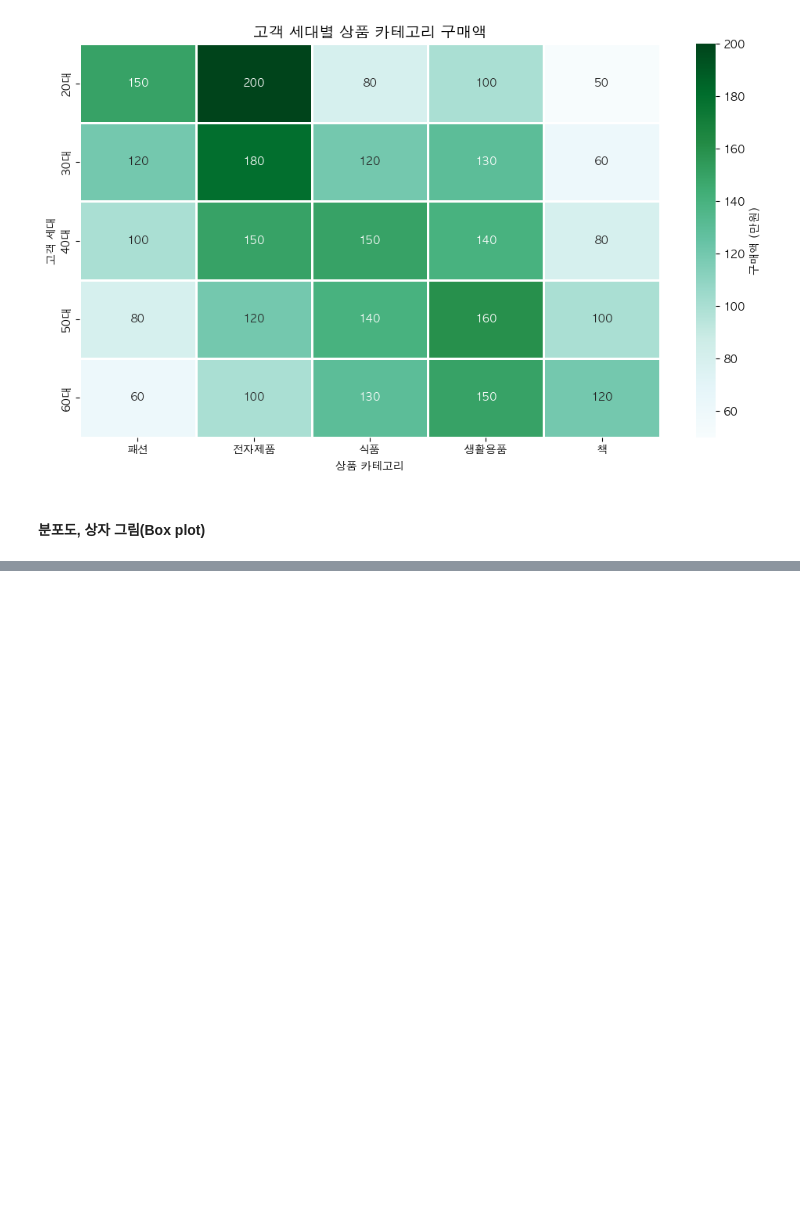
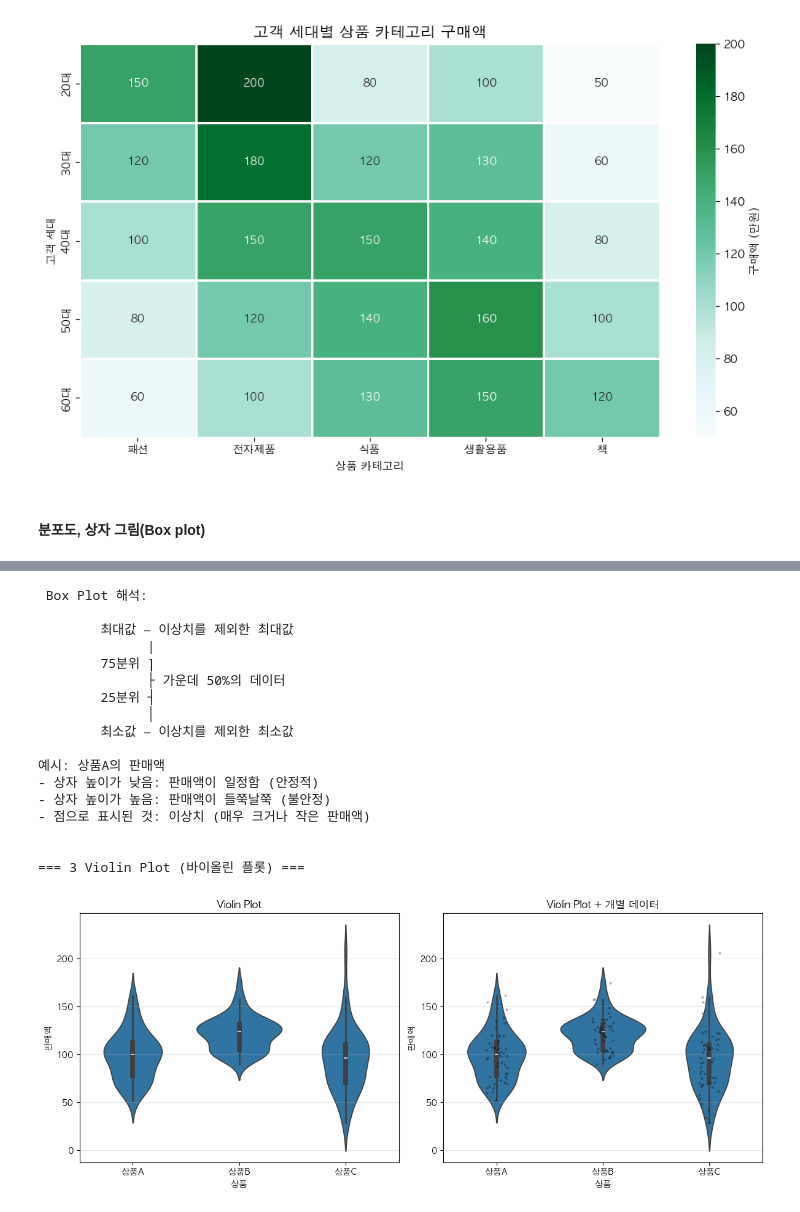
Before and after one commit to bobcho83/python_intermediate_learning, a Jupyter notebook: python_intermediate_learning.ipynb, the cells around one changed output, grey strips where cells are left out. Cells and saved outputs as stored; diff of their text form; code cells hidden in the pictures; blank space fills up the shorter version.

```diff
--- a/python_intermediate_learning.ipynb
+++ b/python_intermediate_learning.ipynb
@@ -396,0 +473,61 @@ import seaborn as sns
+# %%
+# Box Plot 해석
+print("\n Box Plot 해석:")
+print("""
+        최대값 ⎯ 이상치를 제외한 최대값
+              |
+        75분위 ⎤
+              ├ 가운데 50%의 데이터
+        25분위 ┤
+              │
+        최소값 ⎯ 이상치를 제외한 최소값
+
+예시: 상품A의 판매액
+- 상자 높이가 낮음: 판매액이 일정함 (안정적)
+- 상자 높이가 높음: 판매액이 들쭉날쭉 (불안정)
+- 점으로 표시된 것: 이상치 (매우 크거나 작은 판매액)
+""")
+
+# 3 Violin Plot (바이올인 플롯) - Box Plot 개선
+print("\n=== 3 Violin Plot (바이올린 플롯) ===")
+
+# DataFrame 준비
+plot_data = pd.DataFrame({
+    '판매액': np.concatenate([product_a_sales, product_b_sales, product_c_sales]),
+    '상품': ['상품A']*50 + ['상품B']*50 + ['상품C']*50
+})
+
+fig, axes = plt.subplots(1, 2, figsize=(12, 5))
+
+# 기본 Violin Plot
+sns.violinplot(data=plot_data, x='상품', y='판매액', ax=axes[0])
+axes[0].set_title('Violin Plot')
+axes[0].grid(True, alpha=0.3, axis='y')
+
+# Box Plot과 데이터점을 함께 표시
+sns.violinplot(data=plot_data, x='상품', y='판매액', ax=axes[1], inner='box')
+sns.stripplot(data=plot_data, x='상품', y='판매액', ax=axes[1], color='black', alpha=0.3, size=3)
+axes[1].set_title('Violin Plot + 개별 데이터')
+axes[1].grid(True, alpha=0.3, axis='y')
+
+plt.tight_layout()
+plt.show()
+# %% [output]
+ Box Plot 해석:
+
+        최대값 ⎯ 이상치를 제외한 최대값
+              |
+        75분위 ⎤
+              ├ 가운데 50%의 데이터
+        25분위 ┤
+              │
+        최소값 ⎯ 이상치를 제외한 최소값
+
+예시: 상품A의 판매액
+- 상자 높이가 낮음: 판매액이 일정함 (안정적)
+- 상자 높이가 높음: 판매액이 들쭉날쭉 (불안정)
+- 점으로 표시된 것: 이상치 (매우 크거나 작은 판매액)
+
+
+=== 3 Violin Plot (바이올린 플롯) ===
+[figure, added]
```
Also changed, not shown: parts of 2 cells of this notebook, 2 other files.
